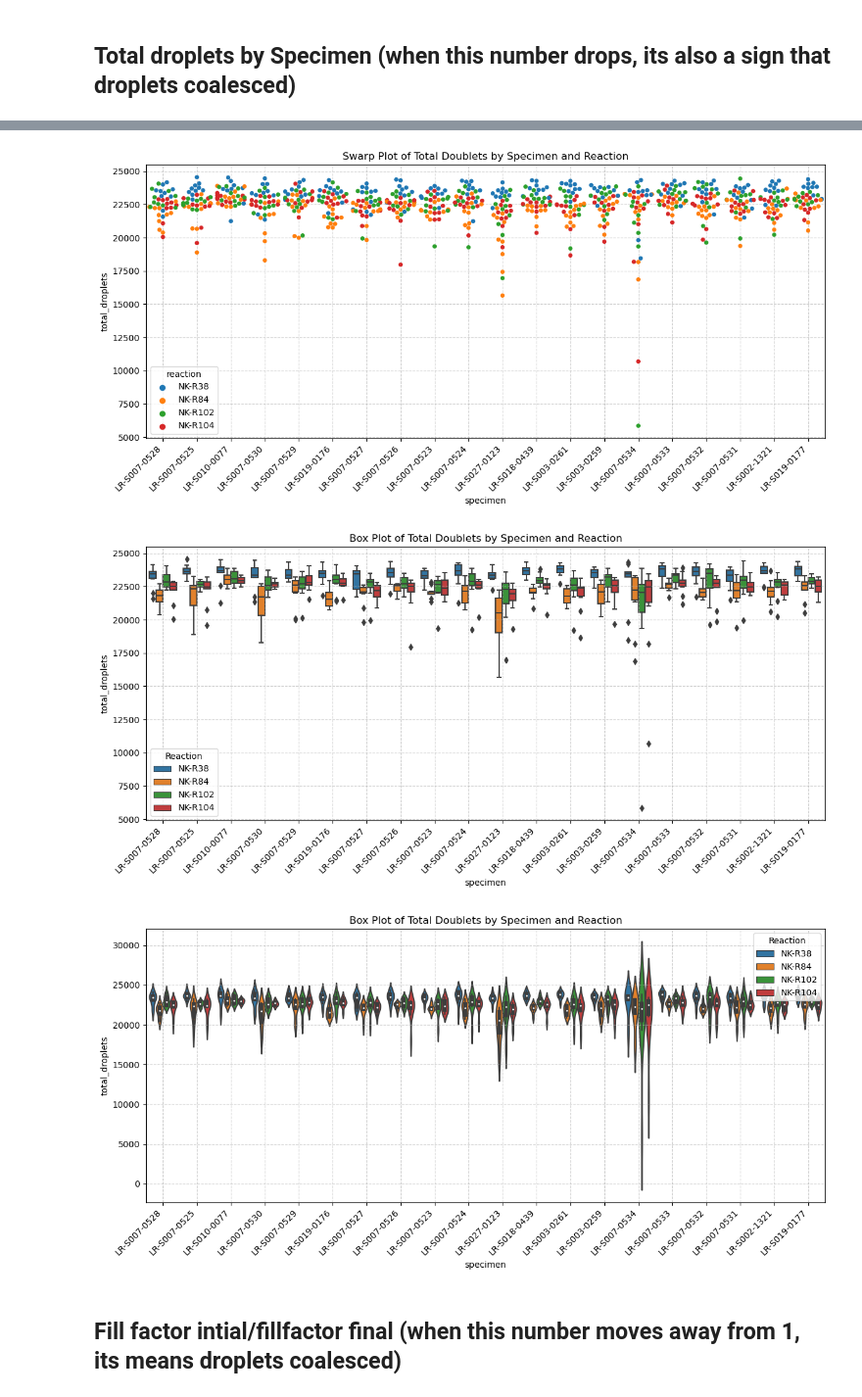
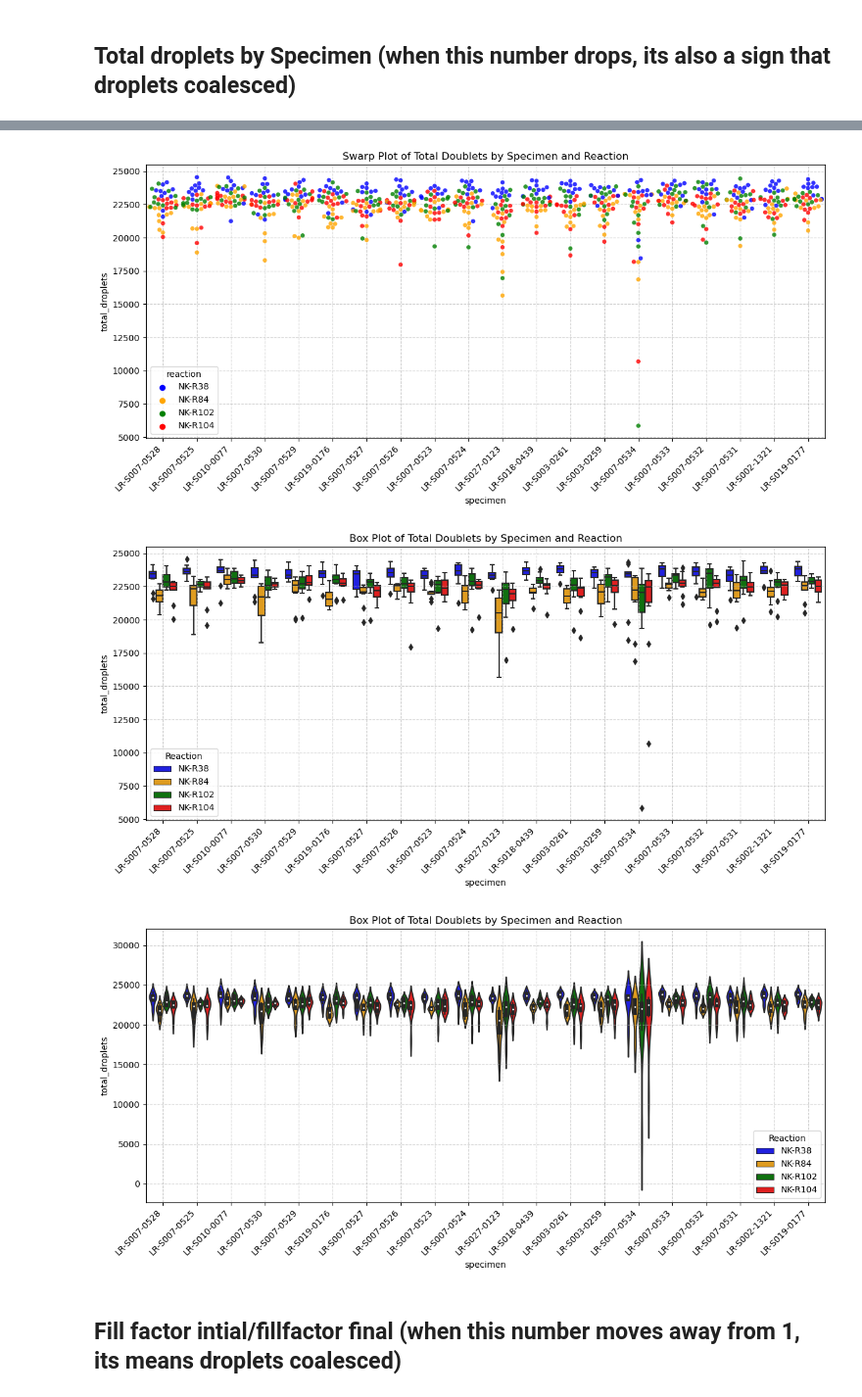
Before and after one commit to nicolejordann/Project_1, a Jupyter notebook: steve_visualization_V2.ipynb, the cells around one changed output, grey strips where cells are left out. Shown at 98% size. Saved outputs shown, nothing was run; the diff lists cells and outputs as text; code cells hidden in the pictures.

```diff
--- a/steve_visualization_V2.ipynb
+++ b/steve_visualization_V2.ipynb
@@ -70,5 +73,13 @@ grouped_data_agg
 | 1 | NK-R104 | 199 | 0.992714 | 0.993769 | 89.874372 | ... |
 | 2 | NK-R38 | 198 | 0.993182 | 0.994394 | 102.242424 | ... |
 | 3 | NK-R84 | 199 | 0.986231 | 0.992965 | 194.417085 | ... |
+# %%
+# 颜色映射字典
+palette = {
+    'NK-R38': 'blue',
+    'NK-R84': 'orange',
+    'NK-R102': 'green',
+    'NK-R104': 'red'
+}
 # %%
 # Sorted the data Frame by mean_doublets
@@ -238,7 +262,7 @@ plt.show()
 # Bee swarm plots can avoid point overlap, making the view more intuitive.
 plt.figure(figsize=(12, 6))
 sns.swarmplot(x="specimen", y="total_droplets",
-              hue="reaction", data=filtered_data)
+              hue="reaction", data=filtered_data, palette=palette, alpha=0.8)
 
 # Setting figure attributes
 plt.title('Swarp Plot of Total Doublets by Specimen and Reaction')
@@ -247,12 +271,12 @@ plt.grid(True, linestyle='--', alpha=0.6)
 plt.tight_layout()  # Adjust the layout
 plt.show()
 # %% [output]
-[figure, old version]
+[figure, new version]
 # %%
 # Box plot
 plt.figure(figsize=(12, 6))
 sns.boxplot(x='specimen', y='total_droplets', hue='reaction',
-            data=filtered_data)
+            data=filtered_data, palette=palette)
 
 # Setting figure attributes
 plt.title('Box Plot of Total Doublets by Specimen and Reaction')
@@ -262,29 +286,29 @@ plt.grid(True, linestyle='--', alpha=0.6)
 plt.tight_layout()  # adjust the layout
 plt.show()
 # %% [output]
-[figure, old version]
+[figure, new version]
 # %%
 # violinplot
 # The violin plot combines the advantages of a box plot and a kernel density estimate
 # plot, used to display the shape, central tendency, and variability of data
 # distribution.
 plt.figure(figsize=(12, 6))
 # scale could take three variables:
 # count determines the width of each violin,
 # area makes each violin have the same area,
 # width makes each violin have the same width
 sns.violinplot(x='specimen', y='total_droplets', hue='reaction', scale='count',
-               data=filtered_data)
+               data=filtered_data, palette=palette, alpha=0.8)
 
 # Setting figure attributes
 plt.title('Box Plot of Total Doublets by Specimen and Reaction')
 plt.xticks(rotation=45, ha='right')  # Rotate the x axis
-plt.legend(title='Reaction', loc='upper right')
+plt.legend(title='Reaction', loc='best')
 plt.grid(True, linestyle='--', alpha=0.6)
 plt.tight_layout()  # adjust the plot layout
 plt.show()
 # %% [output]
-[figure, old version]
+[figure, new version]
 # %% [markdown]
 ## Fill factor intial/fillfactor final (when this number moves away from 1, its means droplets coalesced)
 # %%
```
Also changed, not shown: parts of 17 cells of this notebook.
